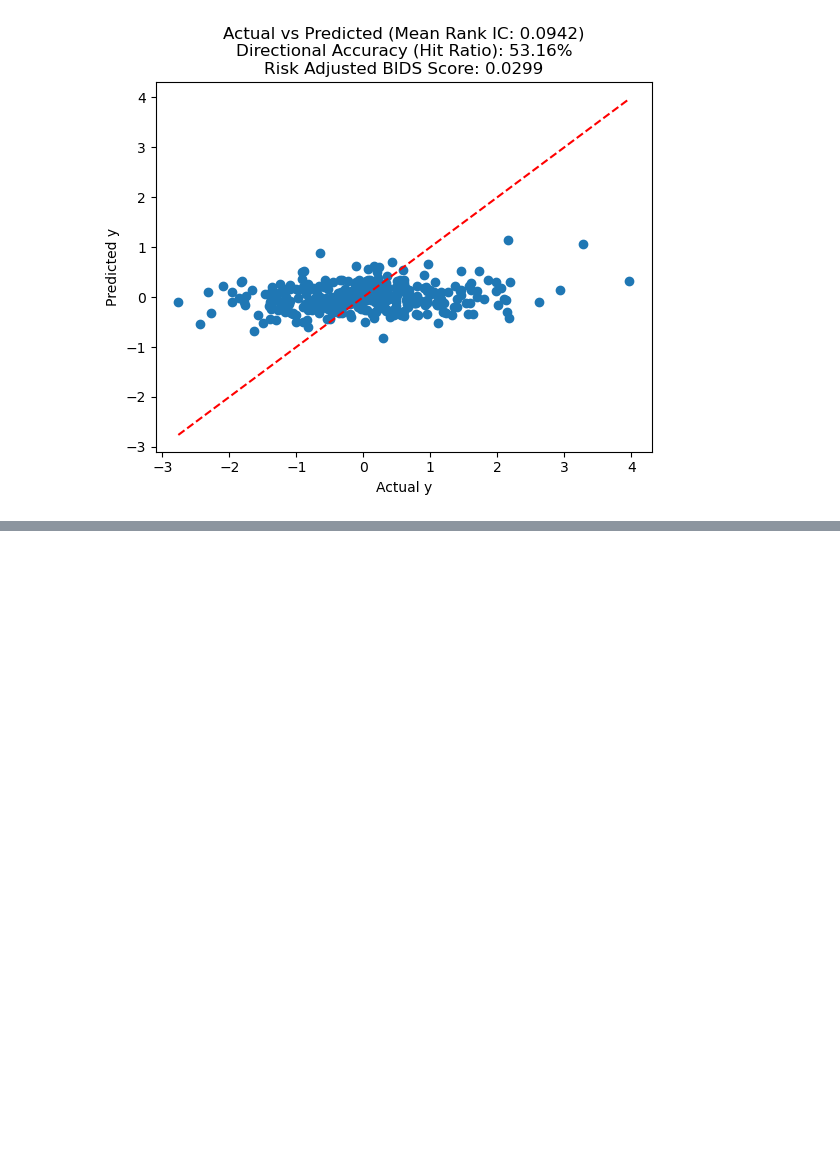
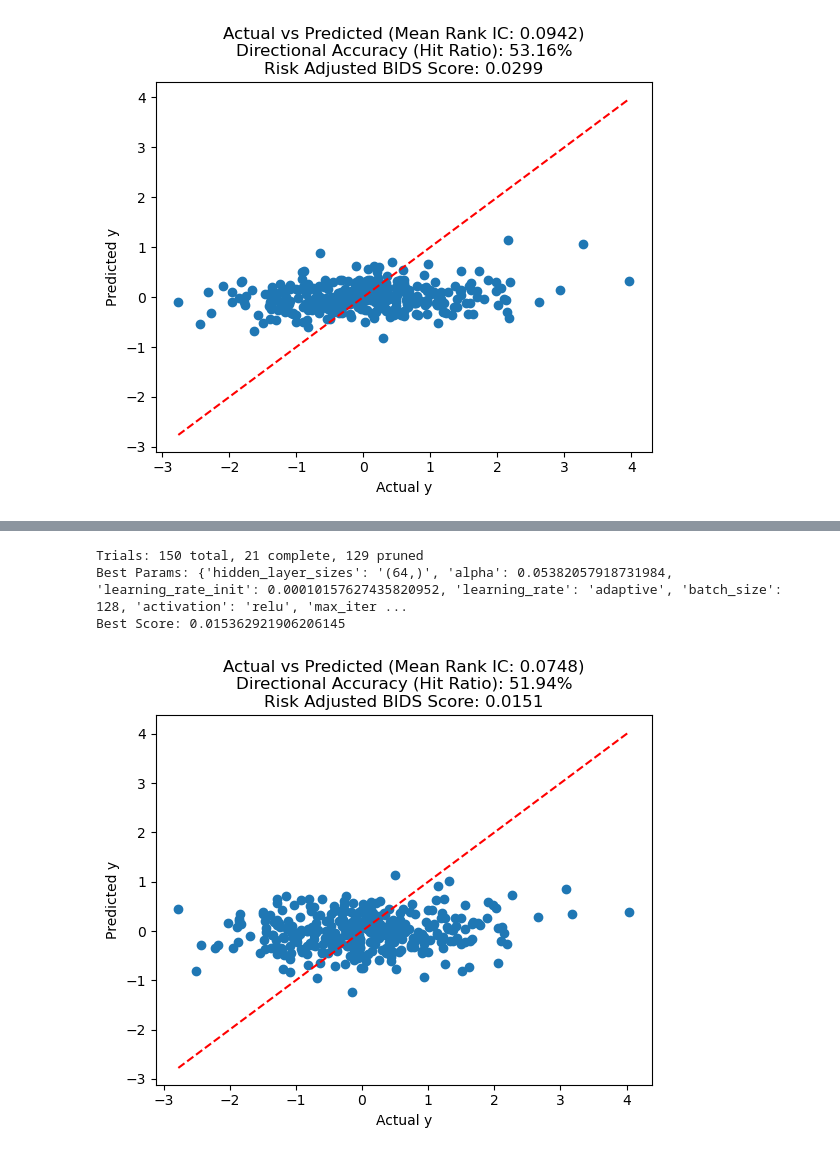
Before and after one commit to jaimebeng/TFG, a Jupyter notebook: notebooks/04_model_training.ipynb, the cells around one changed output, grey strips where cells are left out. Drawn from its saved outputs; the diff is of its cells as text; code cells hidden in the pictures; blank space fills up the shorter version.

```diff
--- a/notebooks/04_model_training.ipynb
+++ b/notebooks/04_model_training.ipynb
@@ -755,48 +888,37 @@ Index(['Semi-annual Log Returns', 'VMA60', 'Percentage Intraday Range',
 # %%
-# XGBoost
+# MLP - OPTIMIZED search space (tighter architecture)
 
-def xg_builder(trial):
-    return XGBRegressor(
-        n_estimators=trial.suggest_int("n_estimators", 700, 1500),
-        max_depth=trial.suggest_int("max_depth", 8, 12),
-        learning_rate=trial.suggest_float("learning_rate", 0.01, 0.06, log=True),
-        min_child_weight=trial.suggest_float("min_child_weight", 0.3, 3.0, log=True),
-        gamma=trial.suggest_float("gamma", 0.0, 0.2),
-        reg_alpha=trial.suggest_float("reg_alpha", 1e-6, 0.1, log=True),
-        reg_lambda=trial.suggest_float("reg_lambda", 1.0, 6.0, log=True),
-        subsample=trial.suggest_float("subsample", 0.6, 0.8),
-        colsample_bytree=trial.suggest_float("colsample_bytree", 0.85, 1.0),
-        n_jobs=1,
+def mlp_builder(trial):
+    hidden = trial.suggest_categorical("hidden_layer_sizes", ["(32,)","(64,)","(32, 16)","(64, 32)","(64, 64)"])
+
+    return MLPRegressor(
+        hidden_layer_sizes=literal_eval(hidden),
+        alpha=trial.suggest_float("alpha", 1e-5, 0.1, log=True),
+        learning_rate_init=trial.suggest_float("learning_rate_init", 1e-4, 1e-3, log=True),
+        learning_rate=trial.suggest_categorical("learning_rate", ['constant', 'adaptive']),
+        batch_size=trial.suggest_categorical("batch_size", [64, 128]),
+        activation=trial.suggest_categorical("activation", ['relu']),
+        max_iter=trial.suggest_int("max_iter", 200, 400),
+        solver='adam',
+        early_stopping=False,
         random_state=42
     )
 
 grid = RollingOptunaSearch(
-    xg_builder,
+    mlp_builder,
     min_train_size=12,
-    n_trials=350,
-    pruner=optuna.pruners.SuccessiveHalvingPruner(min_resource=1, reduction_factor=3),
-    sampler=optuna.samplers.TPESampler(seed=42),
+    n_trials=150,
+    pruner=optuna.pruners.SuccessiveHalvingPruner(min_resource=2, reduction_factor=3, min_early_stopping_rate=0),
+    sampler=optuna.samplers.TPESampler(multivariate=True, seed=42),
     verbose=0
 )
 
 grid.fit(X_train, y_train)
-xgboost_model = grid.best_model_
-
+print(f"Trials: {len(grid.study_.trials)} total, {grid.completed_trials} complete, {grid.pruned_trials} pruned")
 print(f"Best Params: {grid.best_params_}")
 print("Best Score:", grid.best_score_)
-importances = grid.best_model_.feature_importances_
-print(f"{np.sum(importances != 0)} de {len(importances)}")
-feature_names = df[features].columns
-non_zero_features = feature_names[importances != 0]
-print(non_zero_features)
-importance_table = pd.DataFrame({
-    'feature': feature_names,
-    'importance': importances,
-    'non_zero': importances != 0
-})
-print(importance_table.sort_values('importance', ascending=False))
 
-model = xgboost_model
+model = grid.best_model_
 
 train_months = len(X_train)
 
@@ -849 +971,5 @@ plt.show()
+Trials: 150 total, 21 complete, 129 pruned
+Best Params: {'hidden_layer_sizes': '(64,)', 'alpha': 0.05382057918731984, 'learning_rate_init': 0.00010157627435820952, 'learning_rate': 'adaptive', 'batch_size': 128, 'activation': 'relu', 'max_iter ...
+Best Score: 0.015362921906206145
+[figure, added]
 # %%
```
Also changed, not shown: parts of 16 cells of this notebook.
